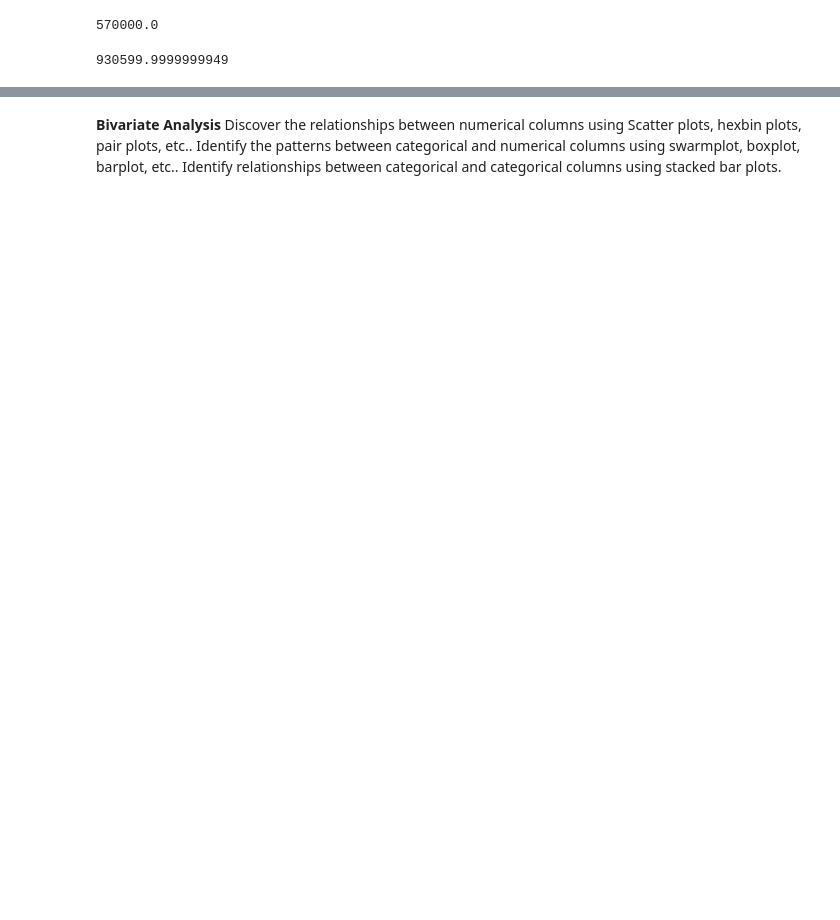
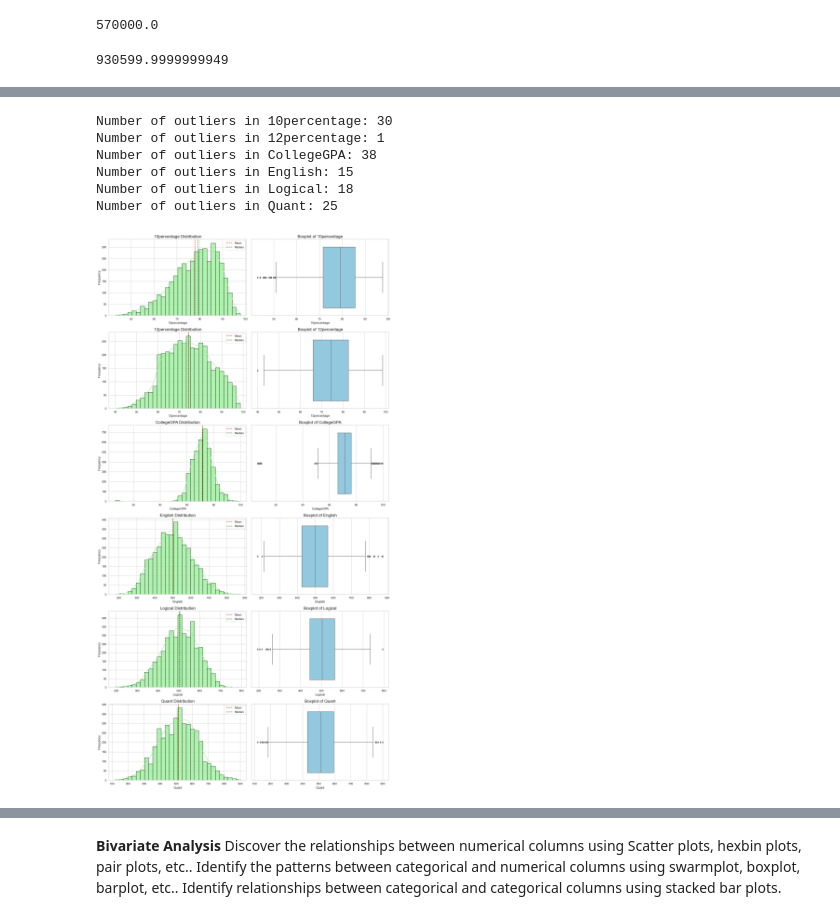
Before and after one commit to Gouri-Kabra/EDA_Project-AMCAT_Data_Analysis, a Jupyter notebook: amcat.ipynb, the cells around one changed output, grey strips where cells are left out. Cells and saved outputs as stored; diff of their text form; code cells hidden in the pictures; blank space fills up the shorter version.

```diff
--- a/amcat.ipynb
+++ b/amcat.ipynb
@@ -228,17 +416,0 @@ plt.show()
-# %%
-# Overview of Categorical variables
-
-# List of categorical columns to analyze
-categorical_columns = ['CollegeTier', 'Degree', 'Designation', 'Gender']
-
-# Count plots for categorical variables
-plt.figure(figsize=(18, 12))
-for i, col in enumerate(categorical_columns, 1):
-    plt.subplot(2, 2, i)
-    sns.countplot(y=df[col], order=df[col].value_counts().index)
-    plt.title(f'Distribution of {col}')
-    plt.xlabel('Count')
-    plt.ylabel(col)
-
-plt.tight_layout()
-plt.show()
@@ -246,0 +432,43 @@ plt.show()
+# %%
+# List of numerical columns for analysis
+numerical_columns = ['10percentage', '12percentage', 'CollegeGPA', 'English', 'Logical', 'Quant']
+
+# Create a figure for distribution and box plots
+fig, axes = plt.subplots(nrows=len(numerical_columns), ncols=2, figsize=(16, 5 * len(numerical_columns)))
+
+for i, col in enumerate(numerical_columns):
+    # Histogram with KDE
+    sns.histplot(df[col], bins=30, kde=True, ax=axes[i, 0], color='lightgreen', edgecolor='black', alpha=0.7)
+    axes[i, 0].axvline(df[col].mean(), color='red', linestyle='--', label='Mean')
+    axes[i, 0].axvline(df[col].median(), color='green', linestyle='--', label='Median')
+    axes[i, 0].set_title(f'{col} Distribution', fontsize=16)
+    axes[i, 0].set_xlabel(col, fontsize=12)
+    axes[i, 0].set_ylabel('Frequency', fontsize=12)
+    axes[i, 0].legend()
+
+    # Boxplot
+    sns.boxplot(x=df[col], ax=axes[i, 1], color='skyblue', fliersize=5)
+    axes[i, 1].set_title(f'Boxplot of {col}', fontsize=16)
+    axes[i, 1].set_xlabel(col, fontsize=12)
+
+    # Identifying outliers
+    Q1 = df[col].quantile(0.25)
+    Q3 = df[col].quantile(0.75)
+    IQR = Q3 - Q1
+    lower_bound = Q1 - 1.5 * IQR
+    upper_bound = Q3 + 1.5 * IQR
+
+    outliers = df[(df[col] < lower_bound) | (df[col] > upper_bound)]
+    print(f'Number of outliers in {col}: {len(outliers)}')
+
+# Adjust layout
+plt.tight_layout()
+plt.show()
+# %% [output]
+Number of outliers in 10percentage: 30
+Number of outliers in 12percentage: 1
+Number of outliers in CollegeGPA: 38
+Number of outliers in English: 15
+Number of outliers in Logical: 18
+Number of outliers in Quant: 25
+[figure, added]
```
Also changed, not shown: parts of 58 cells of this notebook, 1 other file.
